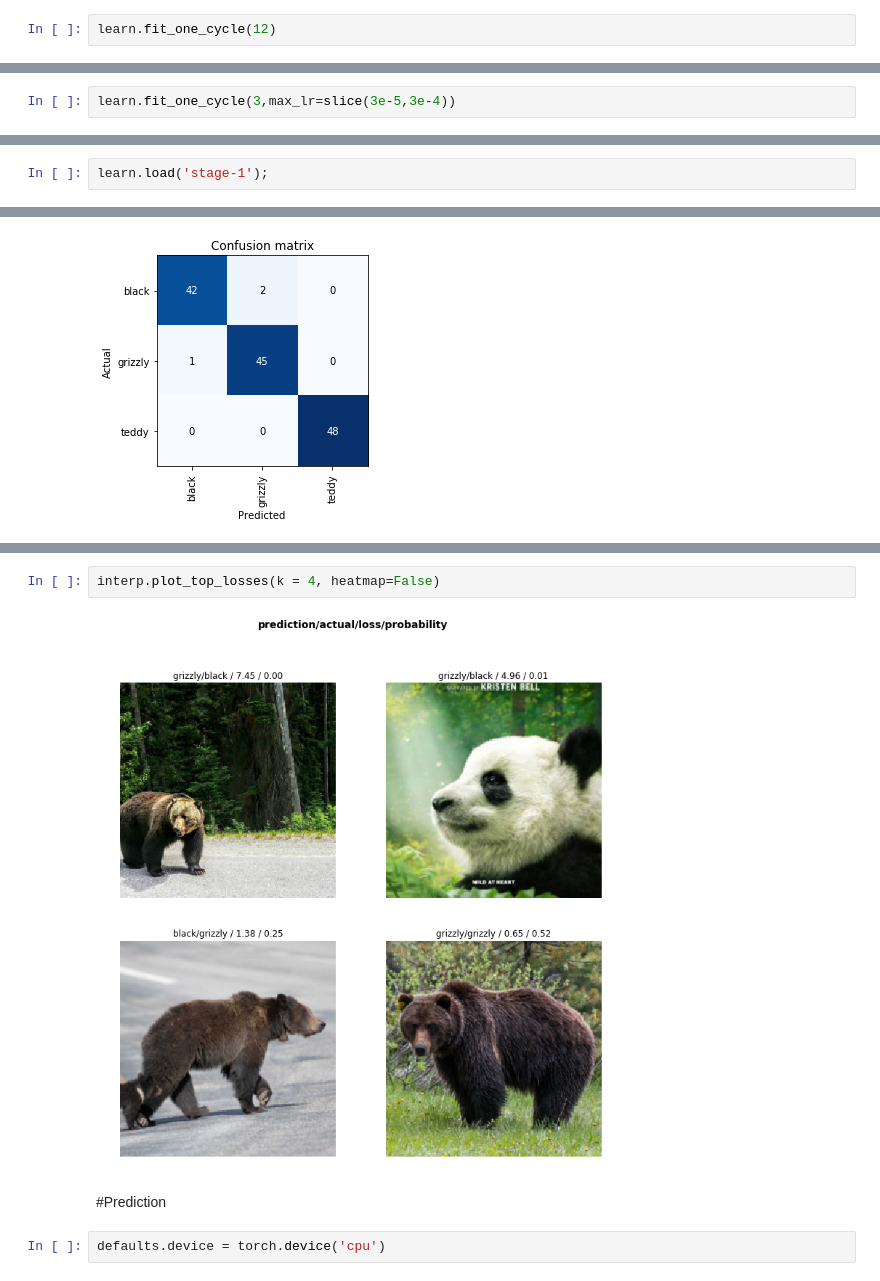
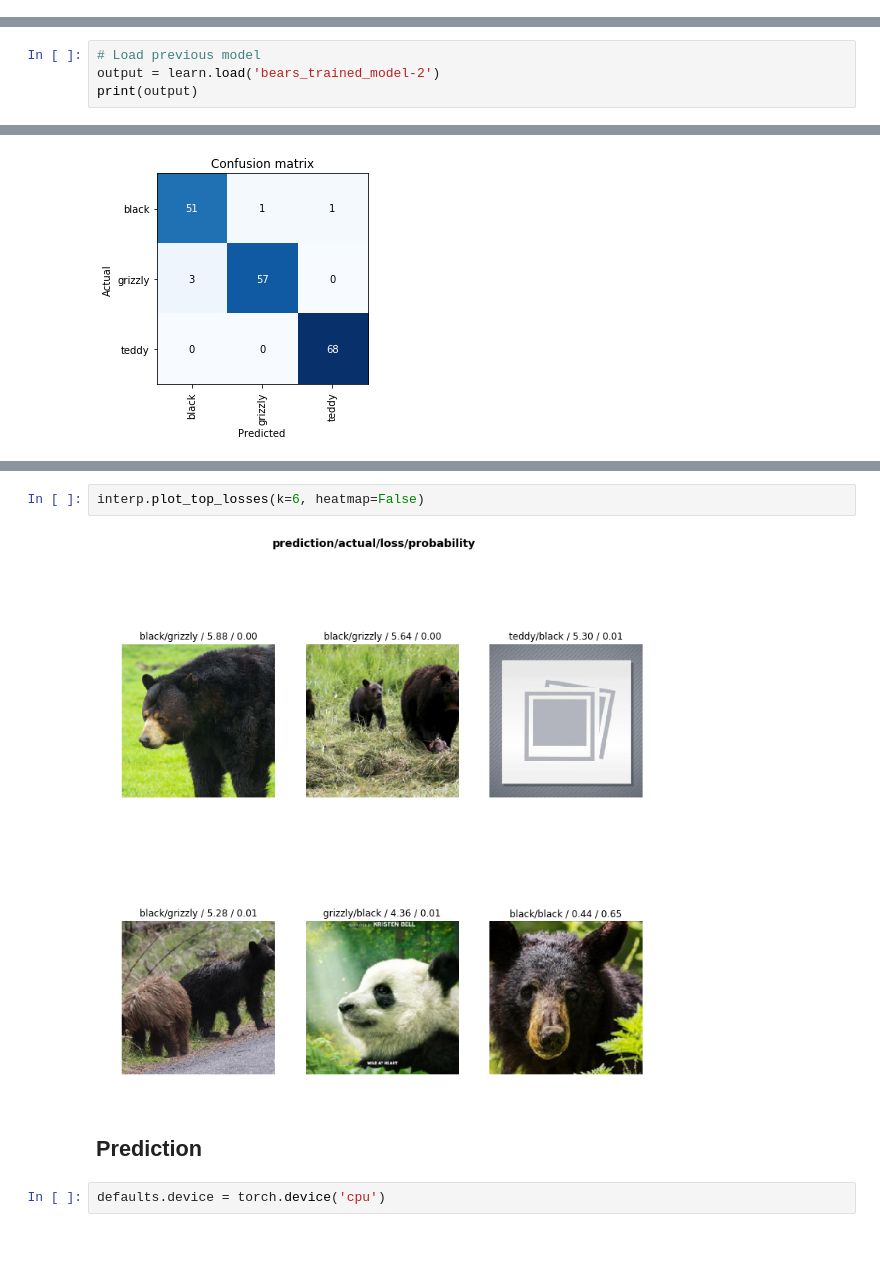
Before and after one commit to foobar167/junkyard, a Jupyter notebook: object_classifier/01_training_script/bear_classifier.ipynb, the cells around one changed output, grey strips where cells are left out. Saved outputs shown, nothing was run; the diff lists cells and outputs as text; blank space fills up the shorter version.

```diff
--- a/object_classifier/01_training_script/bear_classifier.ipynb
+++ b/object_classifier/01_training_script/bear_classifier.ipynb
@@ -85,2 +191,0 @@ learn = cnn_learner(data, models.resnet34, metrics = error_rate)
-# %%
-learn.fit_one_cycle(12)
@@ -116,2 +191,0 @@ LR Finder is complete, type {learner_name}.recorder.plot() to see the graph.
-# %%
-learn.fit_one_cycle(3,max_lr=slice(3e-5,3e-4))
@@ -129,2 +192,4 @@ learn.save('stage-2')
-# %%
-learn.load('stage-1');
+# %%
+# Load previous model
+output = learn.load('bears_trained_model-2')
+print(output)
@@ -137,8 +229,8 @@ interp.plot_confusion_matrix()
 # %%
-interp.plot_top_losses(k = 4, heatmap=False)
+interp.plot_top_losses(k=6, heatmap=False)
 # %% [output]
-[figure, old version]
+[figure, new version]
 # %% [markdown]
-#Prediction
+## Prediction
 # %%
 defaults.device = torch.device('cpu')
```
Also changed, not shown: parts of 49 cells of this notebook, 5 other files.
